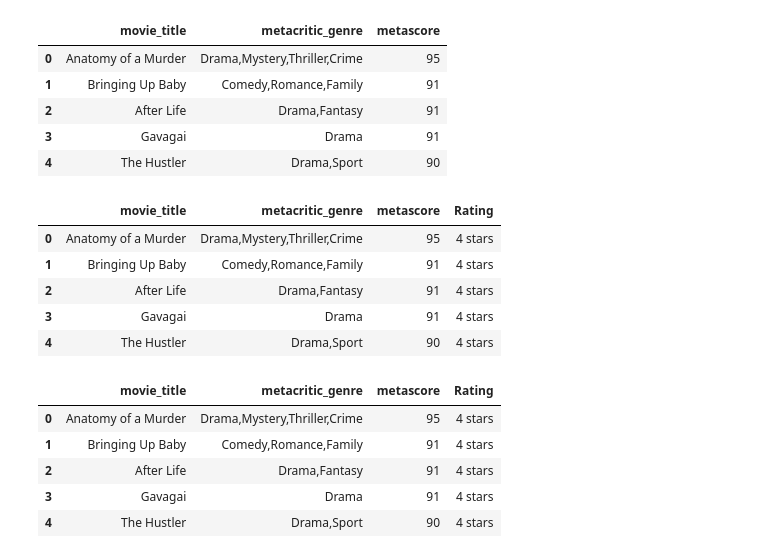
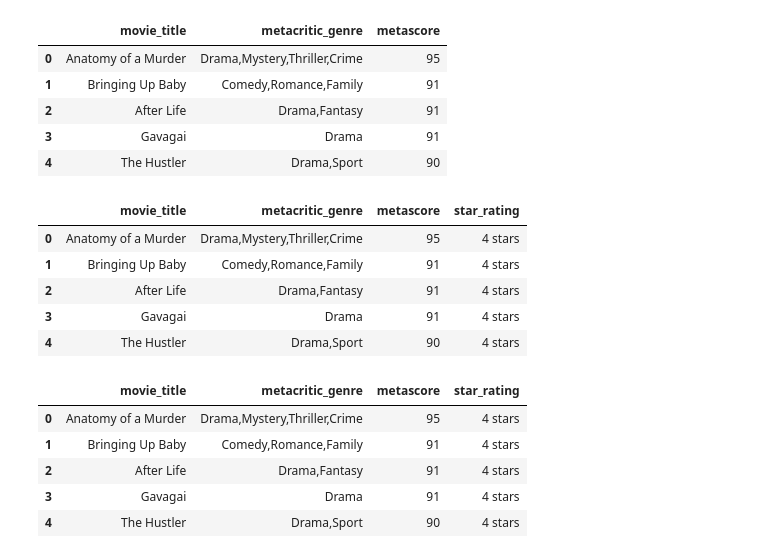
Before and after one commit to angelilucila/Group9_ETL, a Jupyter notebook: Netflix-Angeli.ipynb, the cells around one changed output. Cells and saved outputs as stored; diff of their text form; code cells hidden in the pictures.

```diff
--- a/Netflix-Angeli.ipynb
+++ b/Netflix-Angeli.ipynb
@@ -147,41 +147,43 @@ renamed_metascore_df.head()
 | 3 | Gavagai | Drama | 91 |
 | 4 | The Hustler | Drama,Sport | 90 |
 # %%
+# Transform Step
 # Binning by score range
 #score range legend (4 star range)
 
 # 4-Star Scale
 # Their Grade	Converts to
 # 4- 100
 # 3 -75
 # 2 - 50
 # 1 - 25
 # 0 - 0
 
  # Create bins in which to place values based upon TED Talk views
 bins = [0, 25, 50, 75, 100]
 
 # Create labels for these bins
 group_labels = ["1 star", "2 stars", "3 stars", "4 stars"]
 
 # Place the data series into a new column inside of the DataFrame
-renamed_metascore_df["Rating"] = pd.cut(renamed_metascore_df["metascore"], bins, labels=group_labels)
+renamed_metascore_df["star_rating"] = pd.cut(renamed_metascore_df["metascore"], bins, labels=group_labels)
 bin_df = renamed_metascore_df
 bin_df.head()
 # %% [output]
-|  | movie_title | metacritic_genre | metascore | Rating |
+|  | movie_title | metacritic_genre | metascore | star_rating |
 | 0 | Anatomy of a Murder | Drama,Mystery,Thriller,Crime | 95 | 4 stars |
 | 1 | Bringing Up Baby | Comedy,Romance,Family | 91 | 4 stars |
 | 2 | After Life | Drama,Fantasy | 91 | 4 stars |
 | 3 | Gavagai | Drama | 91 | 4 stars |
 | 4 | The Hustler | Drama,Sport | 90 | 4 stars |
 # %%
+# Transform Step
 # Sort Descending metascore
 bin_df.sort_values(by='metascore', ascending=False)
 movie_metacritic_df = bin_df
 movie_metacritic_df.head()
 # %% [output]
-|  | movie_title | metacritic_genre | metascore | Rating |
+|  | movie_title | metacritic_genre | metascore | star_rating |
 | 0 | Anatomy of a Murder | Drama,Mystery,Thriller,Crime | 95 | 4 stars |
 | 1 | Bringing Up Baby | Comedy,Romance,Family | 91 | 4 stars |
 | 2 | After Life | Drama,Fantasy | 91 | 4 stars |
```
Also changed, not shown: parts of 1 cell of this notebook.
